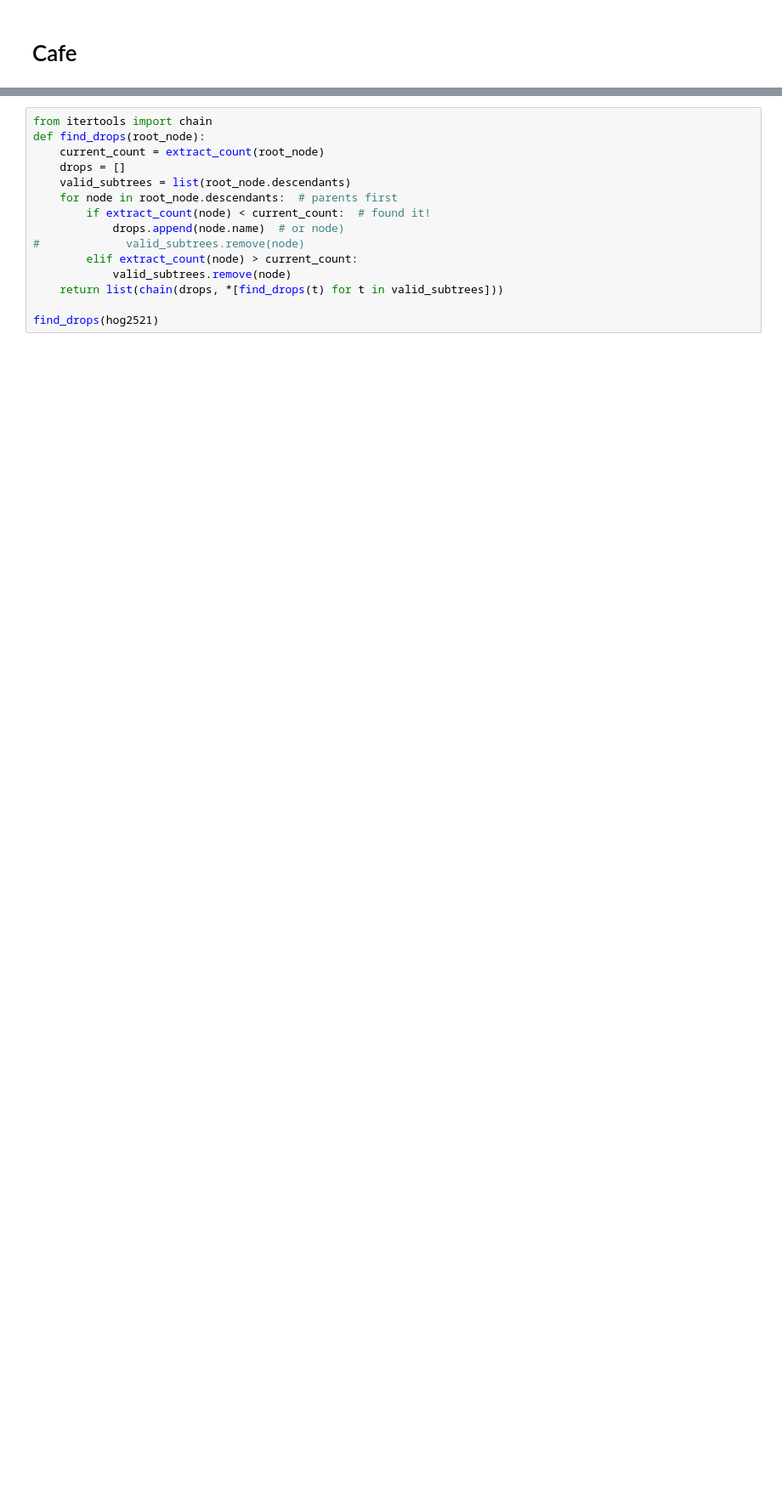
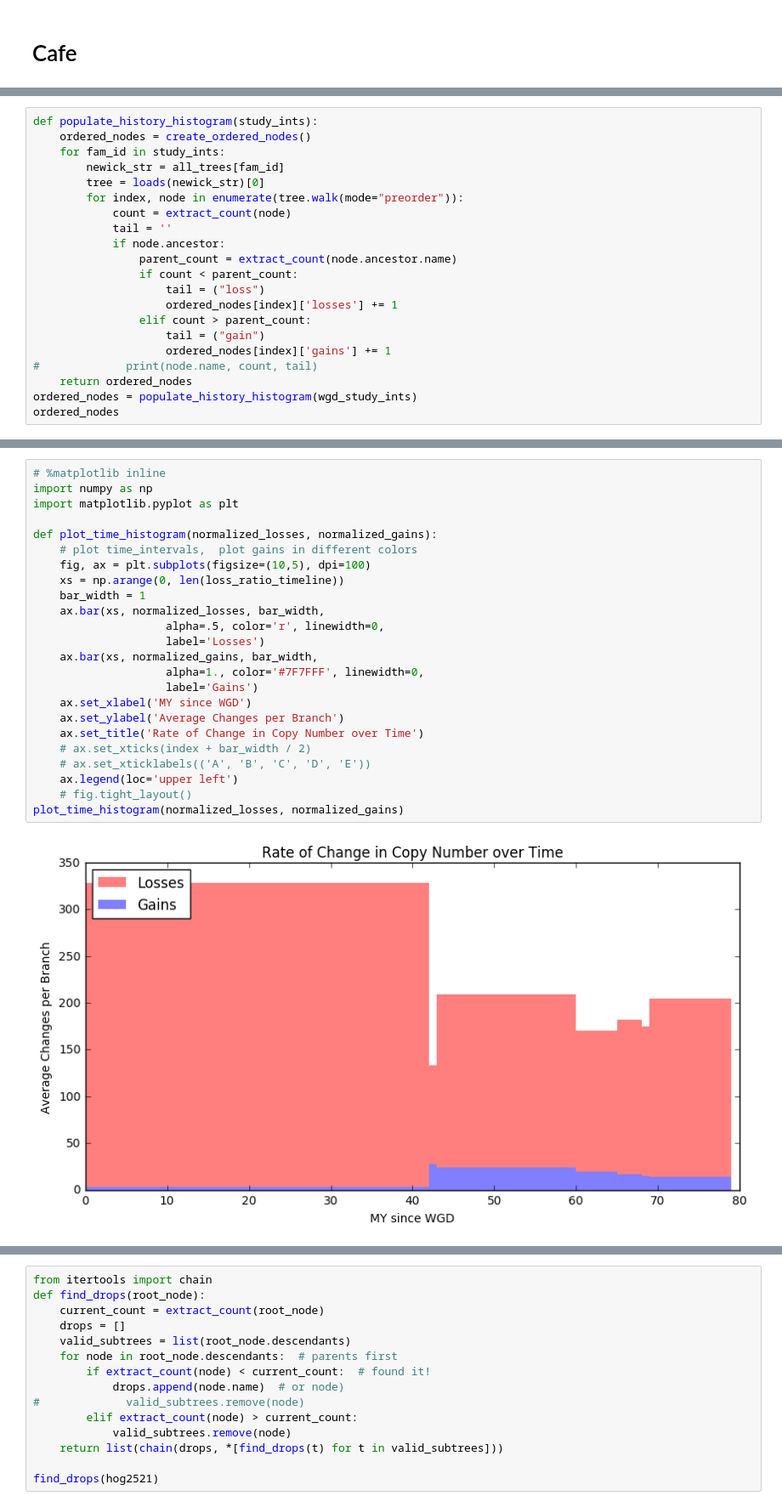
Before and after one commit to josiahseaman/DNA_Duplications, a Jupyter notebook: TreeCountAnalysis.ipynb, the cells around one changed output, grey strips where cells are left out. Shown: that part at 85% size. Cells and saved outputs as stored; diff of their text form; blank space fills up the shorter version.

Commit message:
TreeCountAnalysis: Histograms of change over time

```diff
--- a/TreeCountAnalysis.ipynb
+++ b/TreeCountAnalysis.ipynb
@@ -78,0 +129,21 @@ hog2521.descendants
+# %%
+def populate_history_histogram(study_ints):
+    ordered_nodes = create_ordered_nodes()
+    for fam_id in study_ints:
+        newick_str = all_trees[fam_id]
+        tree = loads(newick_str)[0]
+        for index, node in enumerate(tree.walk(mode="preorder")):
+            count = extract_count(node)
+            tail = ''
+            if node.ancestor:
+                parent_count = extract_count(node.ancestor.name)
+                if count < parent_count:
+                    tail = ("loss")
+                    ordered_nodes[index]['losses'] += 1
+                elif count > parent_count:
+                    tail = ("gain")
+                    ordered_nodes[index]['gains'] += 1
+#             print(node.name, count, tail)
+    return ordered_nodes
+ordered_nodes = populate_history_histogram(wgd_study_ints)
+ordered_nodes
@@ -78,0 +218,26 @@ hog2521.descendants
+# %%
+# %matplotlib inline
+import numpy as np
+import matplotlib.pyplot as plt
+
+def plot_time_histogram(normalized_losses, normalized_gains):
+    # plot time_intervals,  plot gains in different colors
+    fig, ax = plt.subplots(figsize=(10,5), dpi=100)
+    xs = np.arange(0, len(loss_ratio_timeline))
+    bar_width = 1
+    ax.bar(xs, normalized_losses, bar_width,
+                    alpha=.5, color='r', linewidth=0,
+                    label='Losses')
+    ax.bar(xs, normalized_gains, bar_width,
+                    alpha=1., color='#7F7FFF', linewidth=0,
+                    label='Gains')
+    ax.set_xlabel('MY since WGD')
+    ax.set_ylabel('Average Changes per Branch')
+    ax.set_title('Rate of Change in Copy Number over Time')
+    # ax.set_xticks(index + bar_width / 2)
+    # ax.set_xticklabels(('A', 'B', 'C', 'D', 'E'))
+    ax.legend(loc='upper left')
+    # fig.tight_layout()
+plot_time_histogram(normalized_losses, normalized_gains)
+# %% [output]
+[figure, added]
```
Also changed, not shown: parts of 33 cells of this notebook, 1 other file.
